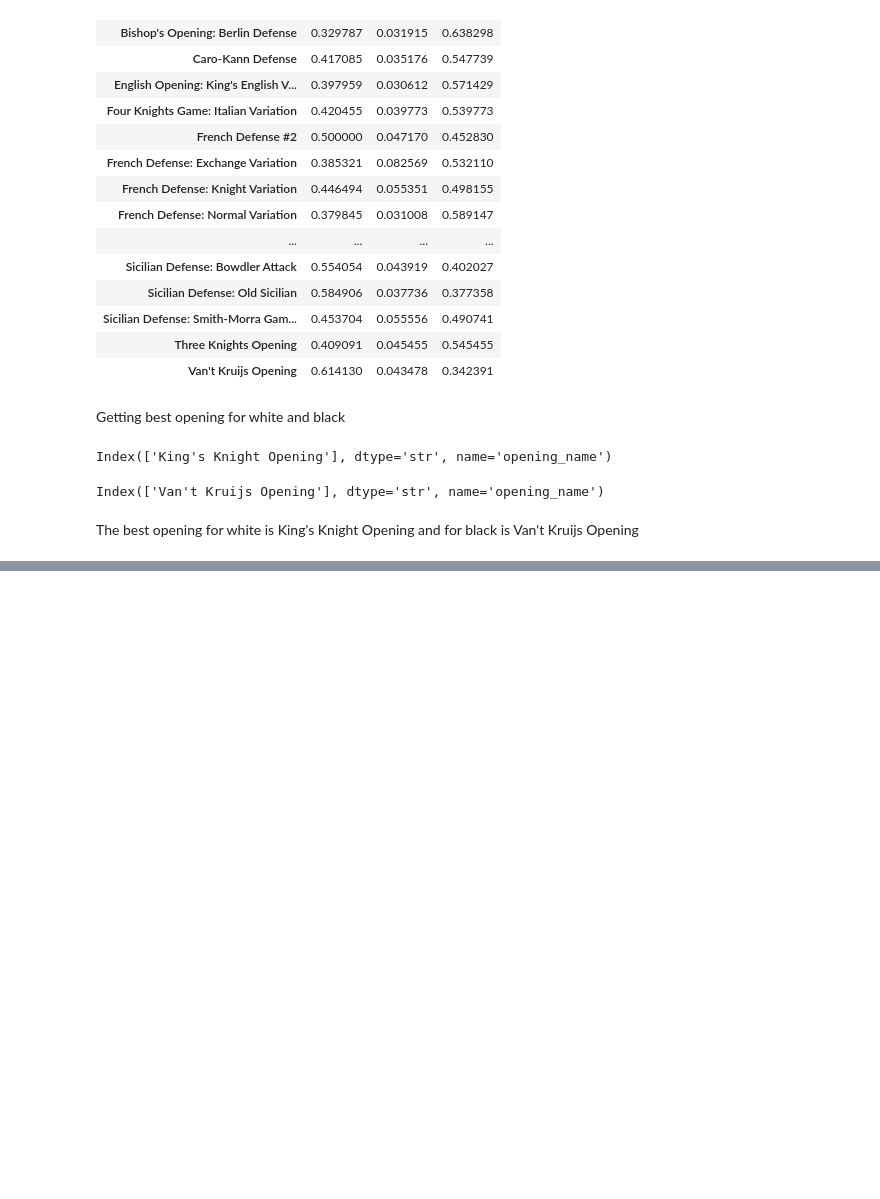
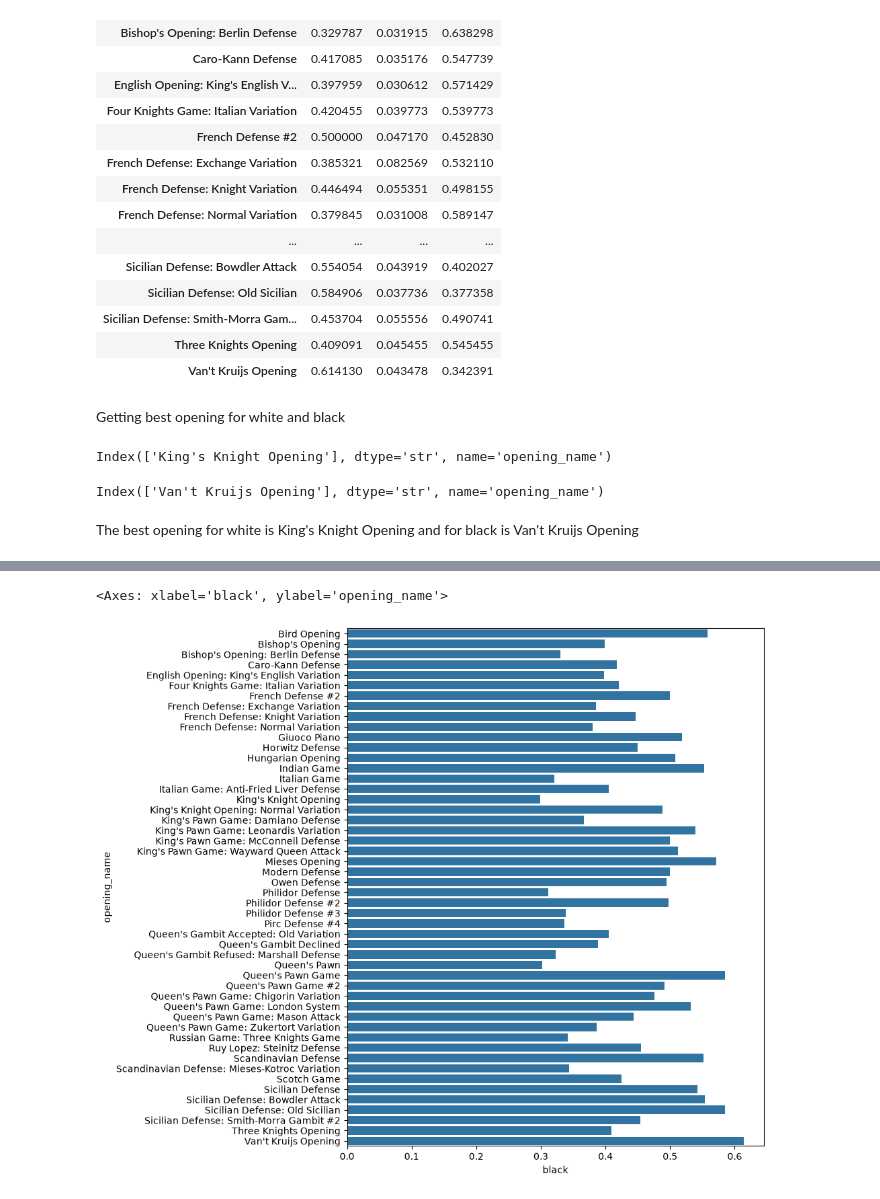
Before and after one commit to tanmaykhanna07/Data-Visaulization, a Jupyter notebook: chess-eda.ipynb, the cells around one changed output, grey strips where cells are left out. Saved outputs shown, nothing was run; the diff lists cells and outputs as text; code cells hidden in the pictures; blank space fills up the shorter version.

```diff
--- a/chess-eda.ipynb
+++ b/chess-eda.ipynb
@@ -209,0 +237,6 @@ The best opening for white is King's Knight Opening and for black is Van't Kruij
+# %%
+fig, ax = plt.subplots(figsize=(8, 10))
+sns.barplot(y = opening_rates.index, x = opening_rates['black'], ax=ax)
+# %% [output]
+<Axes: xlabel='black', ylabel='opening_name'>
+[figure, added]
```
Also changed, not shown: parts of 15 cells of this notebook.
